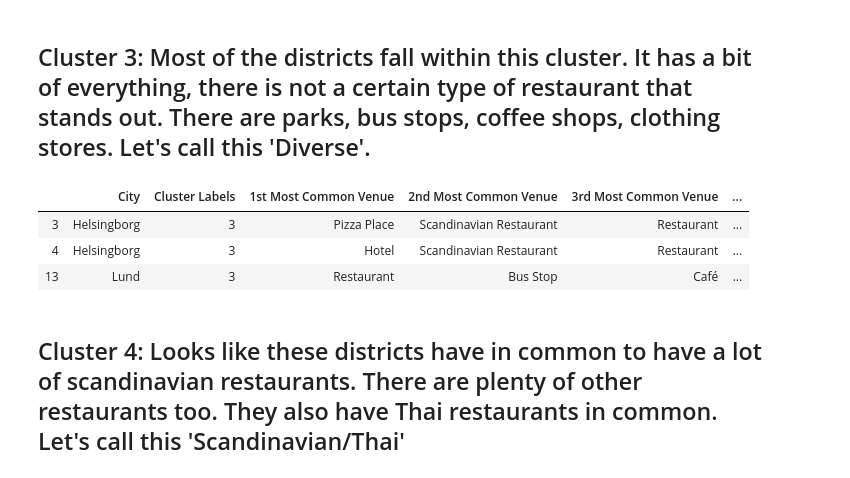
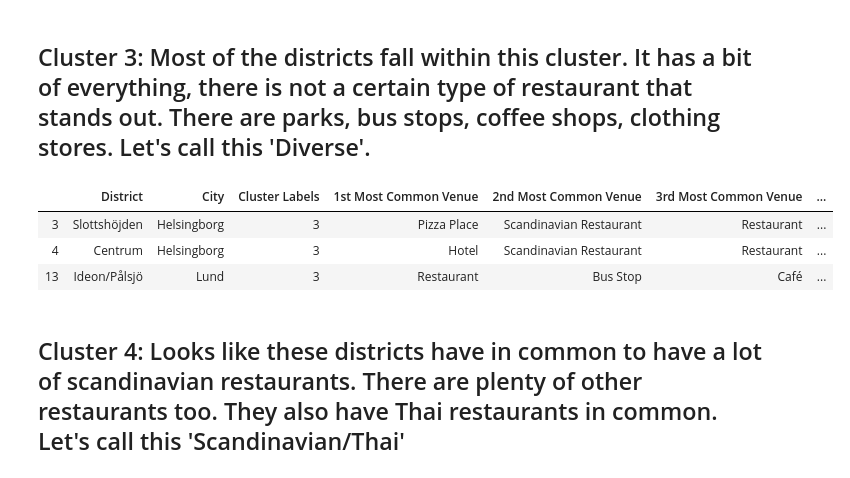
Before and after one commit to raissagithub/CourseraCapstone, a Jupyter notebook: CapstoneProject.ipynb, the cells around one changed output. Saved outputs shown, nothing was run; the diff lists cells and outputs as text; code cells hidden in the pictures.

```diff
--- a/CapstoneProject.ipynb
+++ b/CapstoneProject.ipynb
@@ -721,12 +731,12 @@ df2_merged.loc[df2_merged['Cluster Labels'] == 2, df2_merged.columns[[1] + list(
 # %%
 # Let's examine the different clusters
 
-df2_merged.loc[df2_merged['Cluster Labels'] == 3, df2_merged.columns[[1] + list(range(5, df2_merged.shape[1]))]]
+df2_merged.loc[df2_merged['Cluster Labels'] == 3, df2_merged.columns[[0,1] + list(range(5, df2_merged.shape[1]))]]
 # %% [output]
-|  | City | Cluster Labels | 1st Most Common Venue | 2nd Most Common Venue | 3rd Most Common Venue | ... |
-| 3 | Helsingborg | 3 | Pizza Place | Scandinavian Restaurant | Restaurant | ... |
-| 4 | Helsingborg | 3 | Hotel | Scandinavian Restaurant | Restaurant | ... |
-| 13 | Lund | 3 | Restaurant | Bus Stop | Café | ... |
+|  | District | City | Cluster Labels | 1st Most Common Venue | 2nd Most Common Venue | 3rd Most Common Venue | ... |
+| 3 | Slottshöjden | Helsingborg | 3 | Pizza Place | Scandinavian Restaurant | Restaurant | ... |
+| 4 | Centrum | Helsingborg | 3 | Hotel | Scandinavian Restaurant | Restaurant | ... |
+| 13 | Ideon/Pålsjö | Lund | 3 | Restaurant | Bus Stop | Café | ... |
 # %% [markdown]
 ## Cluster 4: Looks like these districts have in common to have a lot of scandinavian restaurants. There are plenty of other restaurants too. They also have Thai restaurants in common. Let's call this 'Scandinavian/Thai'
 # %%
```
Also changed, not shown: parts of 8 cells of this notebook.
